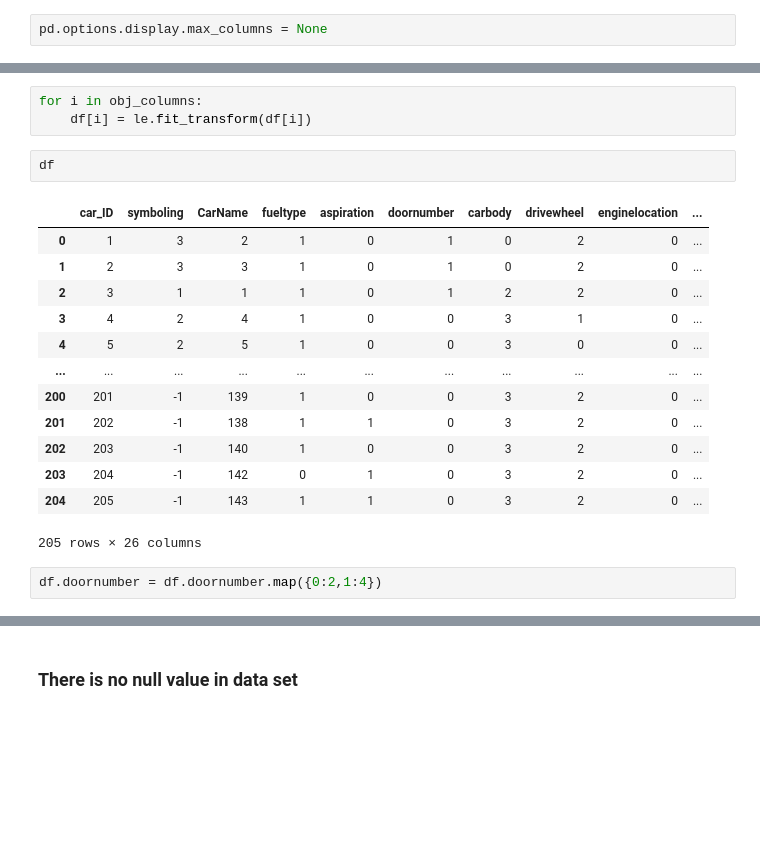
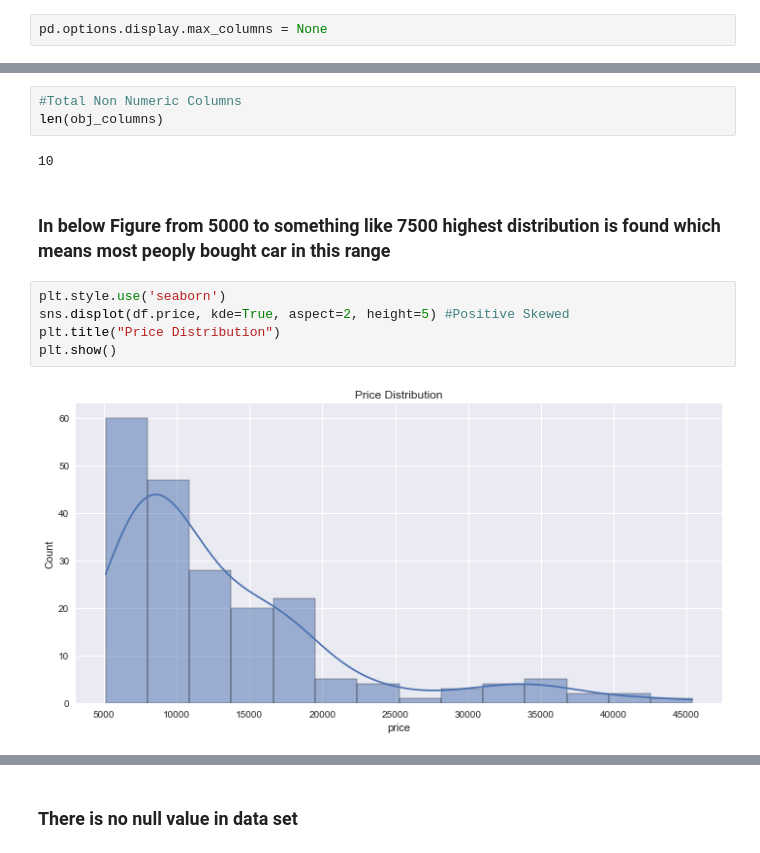
Before and after one commit to Ali-Raza-Ali/PIAIC84325_AIC_Assignments, a Jupyter notebook: Deep Learning Assignments/Car Price Prediction assignment.ipynb, the cells around one changed output, grey strips where cells are left out. Cells and saved outputs as stored; diff of their text form; blank space fills up the shorter version.

```diff
--- a/Deep Learning Assignments/Car Price Prediction assignment.ipynb
+++ b/Deep Learning Assignments/Car Price Prediction assignment.ipynb
@@ -66,21 +109,14 @@ le = LabelEncoder()
-# %%
-for i in obj_columns:
-    df[i] = le.fit_transform(df[i])
-# %%
-df
-# %% [output]
-|  | car_ID | symboling | CarName | fueltype | aspiration | doornumber | carbody | drivewheel | enginelocation | ... |
-| 0 | 1 | 3 | 2 | 1 | 0 | 1 | 0 | 2 | 0 | ... |
-| 1 | 2 | 3 | 3 | 1 | 0 | 1 | 0 | 2 | 0 | ... |
-| 2 | 3 | 1 | 1 | 1 | 0 | 1 | 2 | 2 | 0 | ... |
-| 3 | 4 | 2 | 4 | 1 | 0 | 0 | 3 | 1 | 0 | ... |
-| 4 | 5 | 2 | 5 | 1 | 0 | 0 | 3 | 0 | 0 | ... |
-| ... | ... | ... | ... | ... | ... | ... | ... | ... | ... | ... |
-| 200 | 201 | -1 | 139 | 1 | 0 | 0 | 3 | 2 | 0 | ... |
-| 201 | 202 | -1 | 138 | 1 | 1 | 0 | 3 | 2 | 0 | ... |
-| 202 | 203 | -1 | 140 | 1 | 0 | 0 | 3 | 2 | 0 | ... |
-| 203 | 204 | -1 | 142 | 0 | 1 | 0 | 3 | 2 | 0 | ... |
-| 204 | 205 | -1 | 143 | 1 | 1 | 0 | 3 | 2 | 0 | ... |
-205 rows × 26 columns
-# %%
-df.doornumber = df.doornumber.map({0:2,1:4})
+# %%
+#Total Non Numeric Columns
+len(obj_columns)
+# %% [output]
+10
+# %% [markdown]
+### In below Figure from 5000 to something like 7500 highest distribution is found which means most peoply bought car in this range
+# %%
+plt.style.use('seaborn')
+sns.displot(df.price, kde=True, aspect=2, height=5) #Positive Skewed
+plt.title("Price Distribution")
+plt.show()
+# %% [output]
+[figure, added]
```
Also changed, not shown: parts of 61 cells of this notebook.
